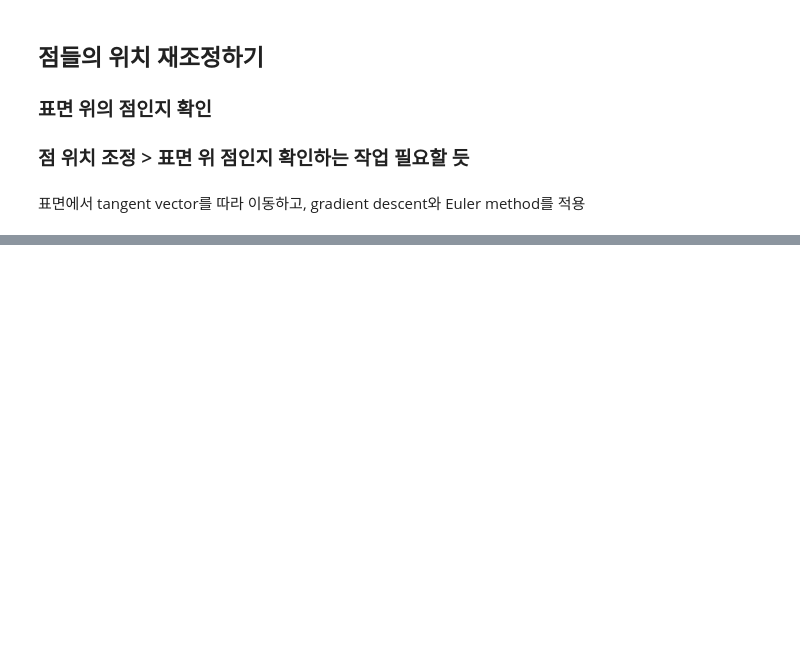
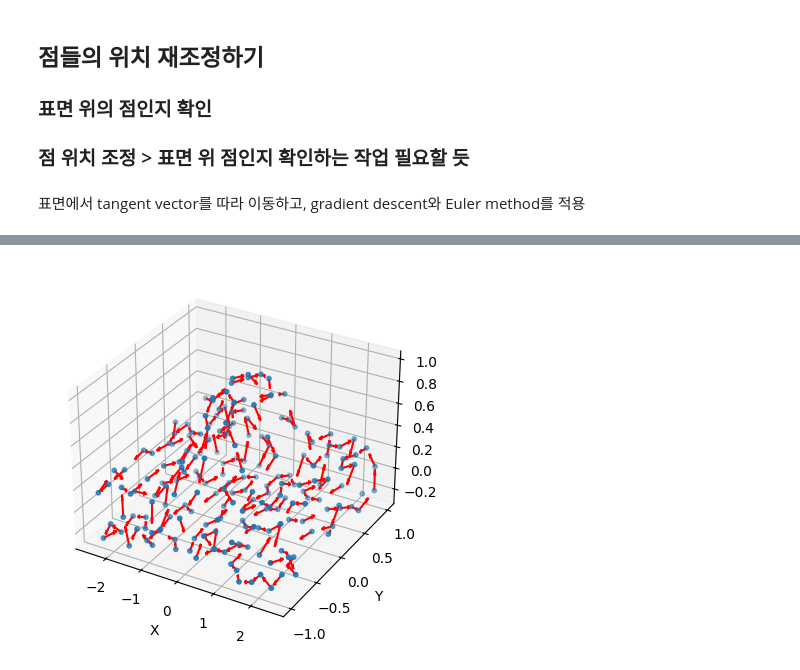
Before and after one commit to vinca0224/3D, a Jupyter notebook: trimesh.ipynb, the cells around one changed output, grey strips where cells are left out. Cells and saved outputs as stored; diff of their text form; code cells hidden in the pictures; blank space fills up the shorter version.

```diff
--- a/trimesh.ipynb
+++ b/trimesh.ipynb
@@ -386,0 +226,24 @@ plot_tangent_vectors(points, tangent_vectors, sample_rate=1)
+# %%
+import matplotlib.pyplot as plt
+
+fig = plt.figure()
+ax = fig.add_subplot(111, projection='3d')
+
+# 점 그리기
+ax.scatter(sorted_points[:, 0], sorted_points[:, 1], sorted_points[:, 2], marker='o', s=10, label="Points")
+
+# 각 점에서 탄젠트 벡터 그리기
+for i in range(len(tangent_vectors_normalized)):
+    ax.quiver(sorted_points[i, 0], sorted_points[i, 1], sorted_points[i, 2],
+              tangent_vectors_normalized[i, 0], tangent_vectors_normalized[i, 1], tangent_vectors_normalized[i, 2],
+              length=0.2, color='r')
+
+# 제목 설정 및 축 라벨
+ax.set_xlabel('X')
+ax.set_ylabel('Y')
+ax.set_zlabel('Z')
+
+# 플롯 보여주기
+plt.show()
+# %% [output]
+[figure, added]
```
Also changed, not shown: parts of 14 cells of this notebook, 1 other file.
